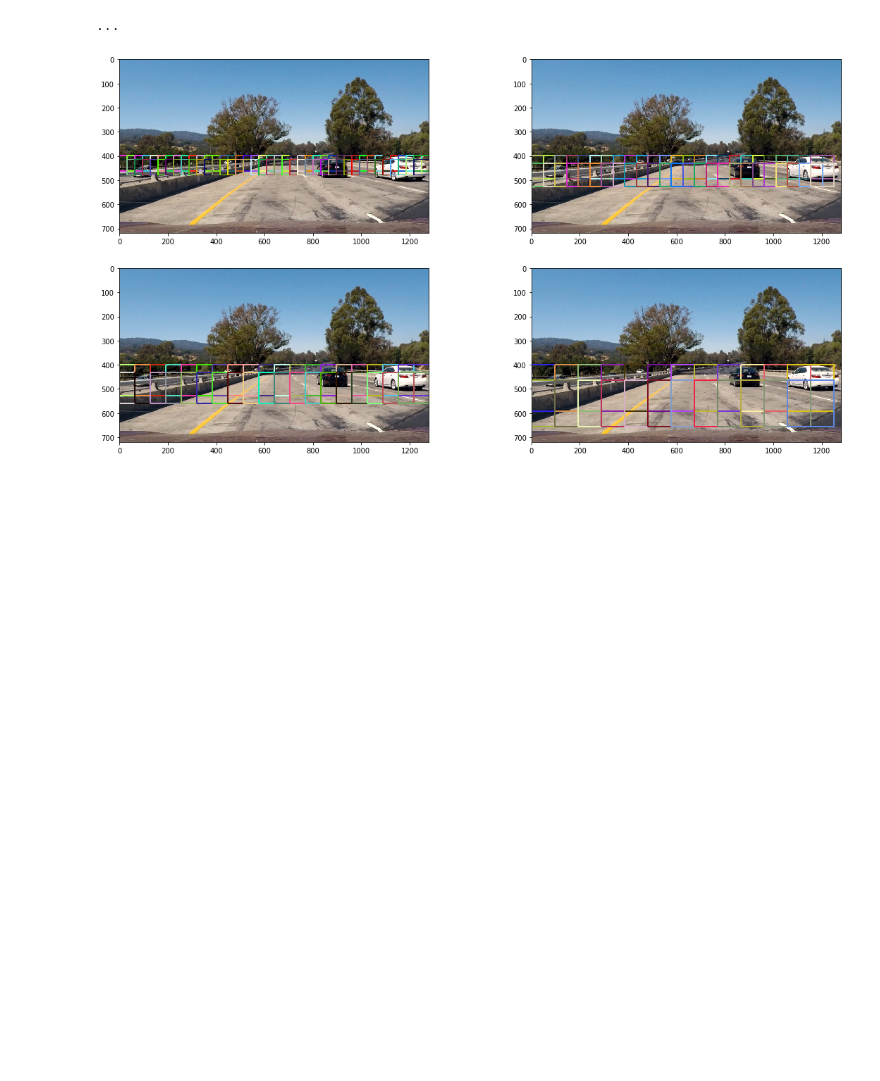
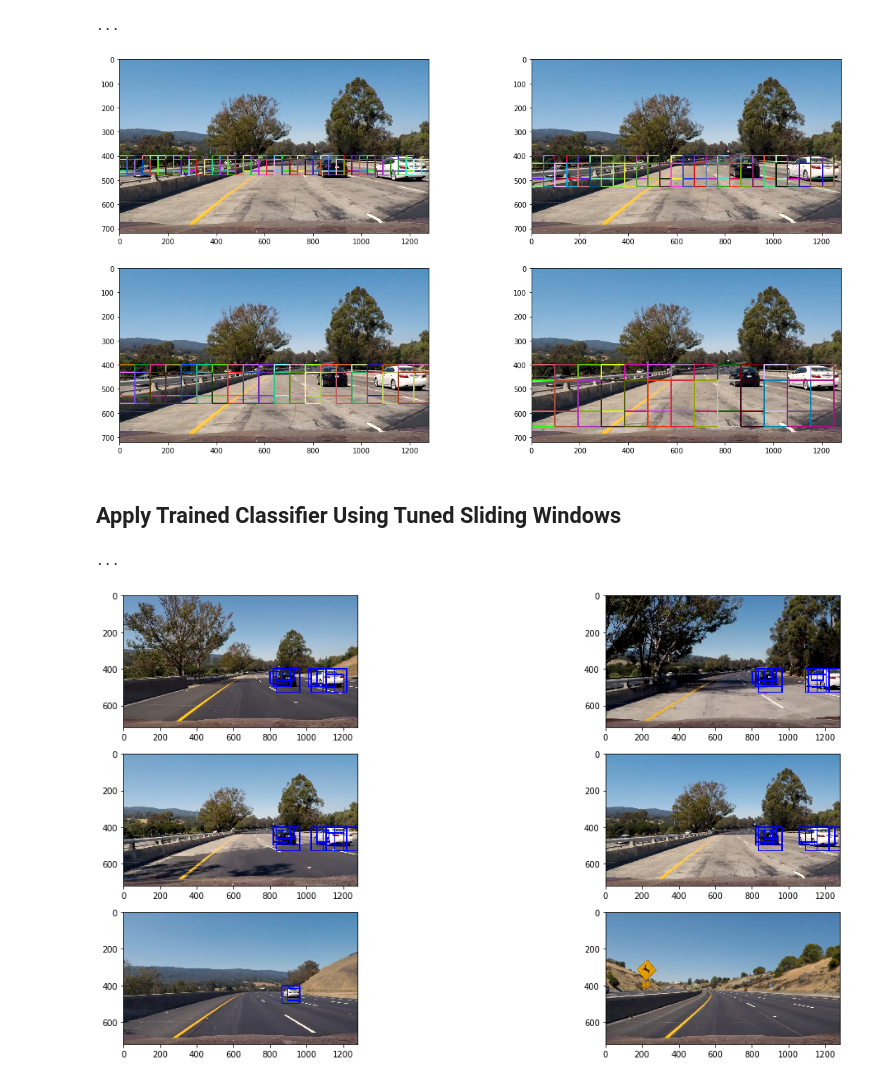
Before and after one commit to simonwisseler/HistogramOrientedGradients-SupportVectorMachine_VehicleDetection, a Jupyter notebook: detect_vehicles.ipynb, the cells around one changed output. Drawn from its saved outputs; the diff is of its cells as text; code cells hidden in the pictures; blank space fills up the shorter version.

Commit message:
Add Apply Trained Classifier Using Tuned Sliding Windows

```diff
--- a/detect_vehicles.ipynb
+++ b/detect_vehicles.ipynb
@@ -415,6 +415,7 @@ print('...')
 def draw_boxes(img, bboxes, color=(0, 0, 255), thick=6):
     # Make a copy of the image
     imcopy = np.copy(img)
+    change_color_each_it = False
     # Iterate through the bounding boxes
     for bbox in bboxes:
         # set different color for each bounding box
@@ -533,25 +537,95 @@ print('...')
 # load test images into list object
 test_img1 = mpimg.imread('test_images/test1.jpg')
 
-# set up subplots to display images each including windows of different sizes
+# there are eight different y_start_stop values, of which two lead to same window size
+# windows of same size will be displayed in a single image
 fig, axes = plt.subplots(2, 2, figsize = (20, 10))
 fig.subplots_adjust(hspace = .2, wspace = .1)
 axes = axes.ravel()
 
-
 for i in range(4):
+    # create list to hold all windows to be drawn on given image
     windows_in_img = []
     for j in range(2):
+        # get window coordinates for first/second subset of windows to be drawn on image
         windows_y_start_stop = slide_window(test_img1,
                                             x_start_stop = [None, None],
                                             y_start_stop = y_start_stop_values[i*2+j],
                                             xy_window = (np.int(64*scale_factors[i]), np.int(64*scale_factors[i])),
                                             xy_overlap=(0.5, 0.5))
+        # add first, second subset of windows to list created to hold all windows to be drawn on given image
         windows_in_img.extend(windows_y_start_stop)
 
+    # draw windows on image and display it
     output_img = draw_boxes(test_img1, windows_in_img,
                             color = 'random',
                             thick = 3)
     axes[i].imshow(output_img)
 # %% [output]
-[figure, old version]
+[figure, new version]
+# %% [markdown]
+## Apply Trained Classifier Using Tuned Sliding Windows
+# %%
+def process_img(img, y_start_stop_vals, scale_fs, params, clf, scaler):
+    """
+    Takes as input an rgb image 'img',
+    a list of y_start_stop values 'y_start_stop_vals' to create bounding boxes of different sizes,
+    the respective scaling factors 'scale_fs' to bring resulting image parts to size 64 x 64,
+    a class instance holding parameters for feature extraction 'params',
+    a trained classifier 'clf',
+    and a scaler to scale features 'scaler'.
+    Returns copy of input image with bounding boxes drawn around identified vehicles
+    """
+    hits = []
+    # loop through y_start_stop values
+    for i in range(len(y_start_stop_vals)):
+        # get window coordinates
+        windows = slide_window(img,
+                               y_start_stop = y_start_stop_vals[i],
+                               xy_window = (np.int(64*scale_fs[i//2]), np.int(64*scale_fs[i//2])))
+
+        # loop through window coordinates
+        for window in windows:
+            # get part of image framed by window coordinates
+            img_window = cv2.resize(img[window[0][1]:window[1][1], window[0][0]:window[1][0]], (64, 64))
+            # extract features from this part of the image
+            features = extract_features(img_window, params)
+            # scale features
+            scaled_features = scaler.transform(features.reshape(1, -1))
+            # run scaled features through model
+            pred = clf.predict(scaled_features)
+            # add window coordinates to hits list, if vehicle was detected by model
+            if pred == 1:
+                hits.append(window)
+
+    # draw box around all windows, in which vehicle was detected
+    output_img = draw_boxes(img, hits)
+
+    return output_img
+
+print('...')
+# %% [output]
+...
+# %%
+# load test images into list object
+test_imgs_list = list(map(lambda img: mpimg.imread(img), glob.glob('./test_images/*.jpg')))
+
+# set up subplots to display images including bounding boxes
+fig, axes = plt.subplots(3, 2, figsize=(20, 10))
+fig.subplots_adjust(hspace = .2, wspace=.1)
+axes = axes.ravel()
+
+# loop through list of test images
+for i, img in enumerate(test_imgs_list):
+    # get output image, on which are drawn all windows where a vehicle was detected
+    output_img = process_img(img,
+                             y_start_stop_vals = y_start_stop_values,
+                             scale_fs = scale_factors,
+                             params = params,
+                             clf = svc,
+                             scaler = scaler)
+
+    # display output image
+    axes[i].imshow(output_img)
+# %% [output]
+[figure, added]
```
Also changed, not shown: parts of 1 cell of this notebook.
